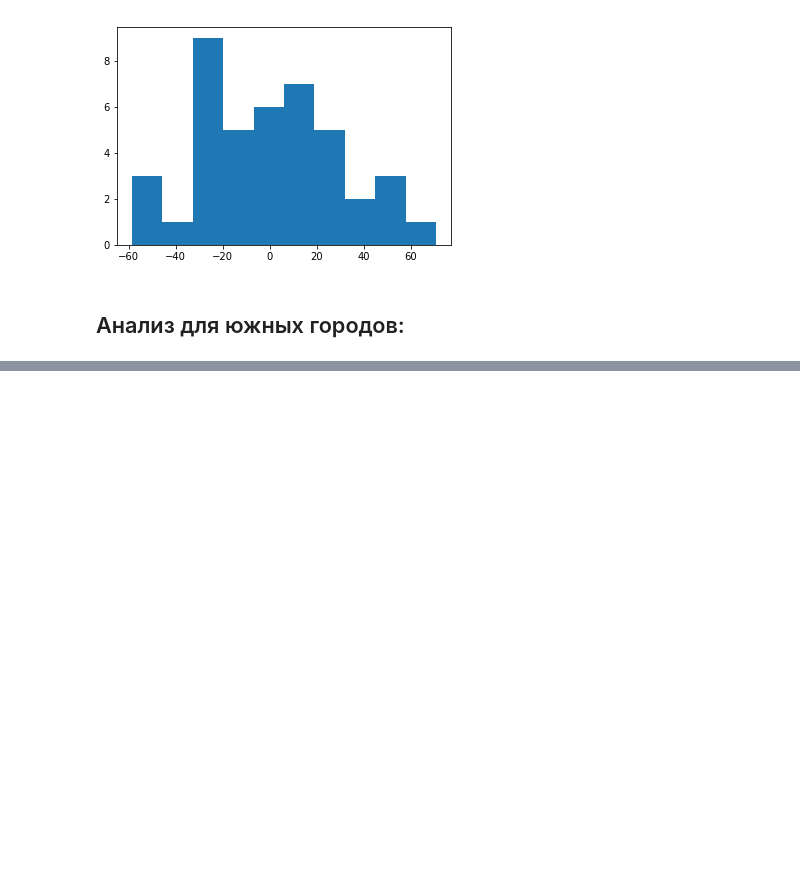
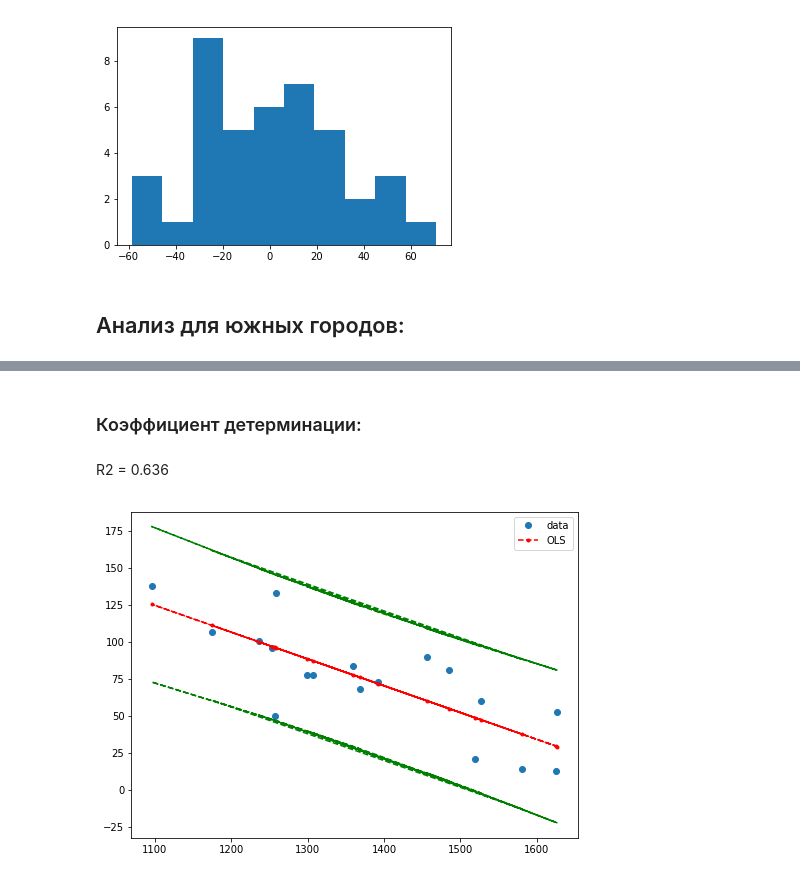
Before and after one commit to platypova/Netology_Data_Science, a Jupyter notebook: Python Basics/Correlation_homework.ipynb, the cells around one changed output, grey strips where cells are left out. Saved outputs shown, nothing was run; the diff lists cells and outputs as text; code cells hidden in the pictures; blank space fills up the shorter version.

```diff
--- a/Python Basics/Correlation_homework.ipynb
+++ b/Python Basics/Correlation_homework.ipynb
@@ -178,0 +184,13 @@ plt.hist(results.resid)
+# %%
+X = dataset_south[['mortality']]
+y = dataset_south[['hardness']]
+# %%
+X_train, X_test, y_train, y_test = train_test_split(X, y, test_size=0.30, random_state=42)
+# %%
+X_const = sm.add_constant(X_train)
+# %%
+model = sm.OLS(y_train, X_const)
+results = model.fit()
+print(results.summary())
+print('Parameters: ', results.params)
+print('R2: ', results.rsquared)
@@ -178,0 +215,14 @@ plt.hist(results.resid)
+# %% [markdown]
+### Коэффициент детерминации:
+# %% [markdown]
+R2 = 0.636
+# %%
+prstd, iv_l, iv_u = wls_prediction_std(results)
+fig, ax = plt.subplots(figsize=(8,6))
+ax.plot(X_const.iloc[:, 1], y_train, 'o', label="data")
+ax.plot(X_const.iloc[:, 1], results.fittedvalues, 'r--.', label="OLS")
+ax.plot(X_const.iloc[:, 1], iv_u, 'g--')
+ax.plot(X_const.iloc[:, 1], iv_l, 'g--')
+ax.legend(loc='best');
+# %% [output]
+[figure, added]
```
Also changed, not shown: parts of 43 cells of this notebook.
